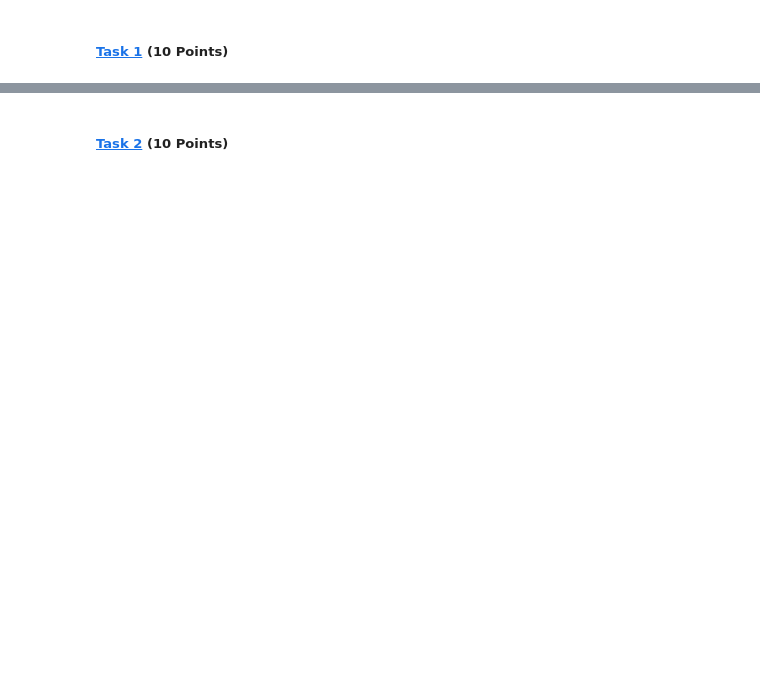
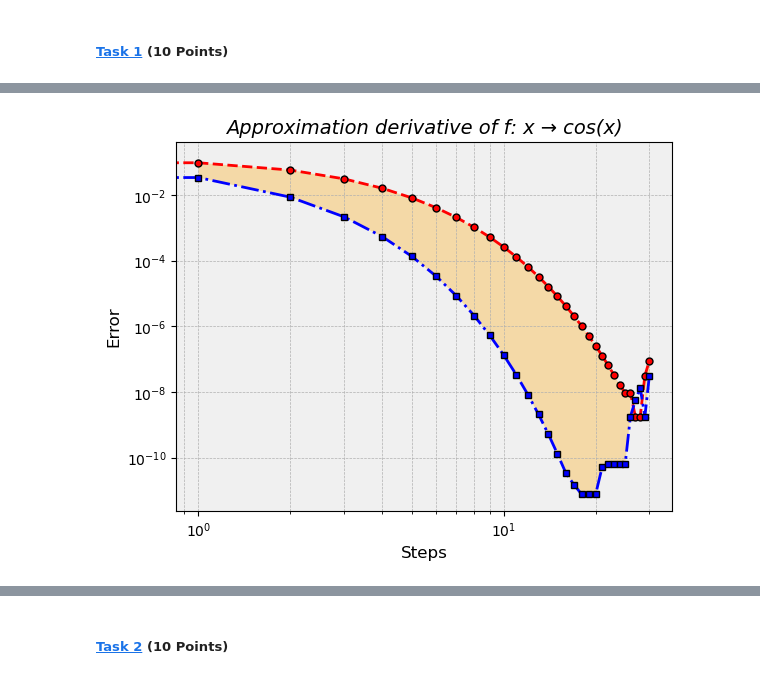
Before and after one commit to VictoriousGladiator/01ALMA1, a Jupyter notebook: 03Week.ipynb, the cells around one changed output, grey strips where cells are left out. Drawn from its saved outputs; the diff is of its cells as text; code cells hidden in the pictures; blank space fills up the shorter version.

```diff
--- a/03Week.ipynb
+++ b/03Week.ipynb
@@ -43,0 +227,5 @@
+# %%
+# ------ d ------
+plot(X_0=1,H_MAX=30)
+# %% [output]
+[figure, added]
```
Also changed, not shown: parts of 16 cells of this notebook.
